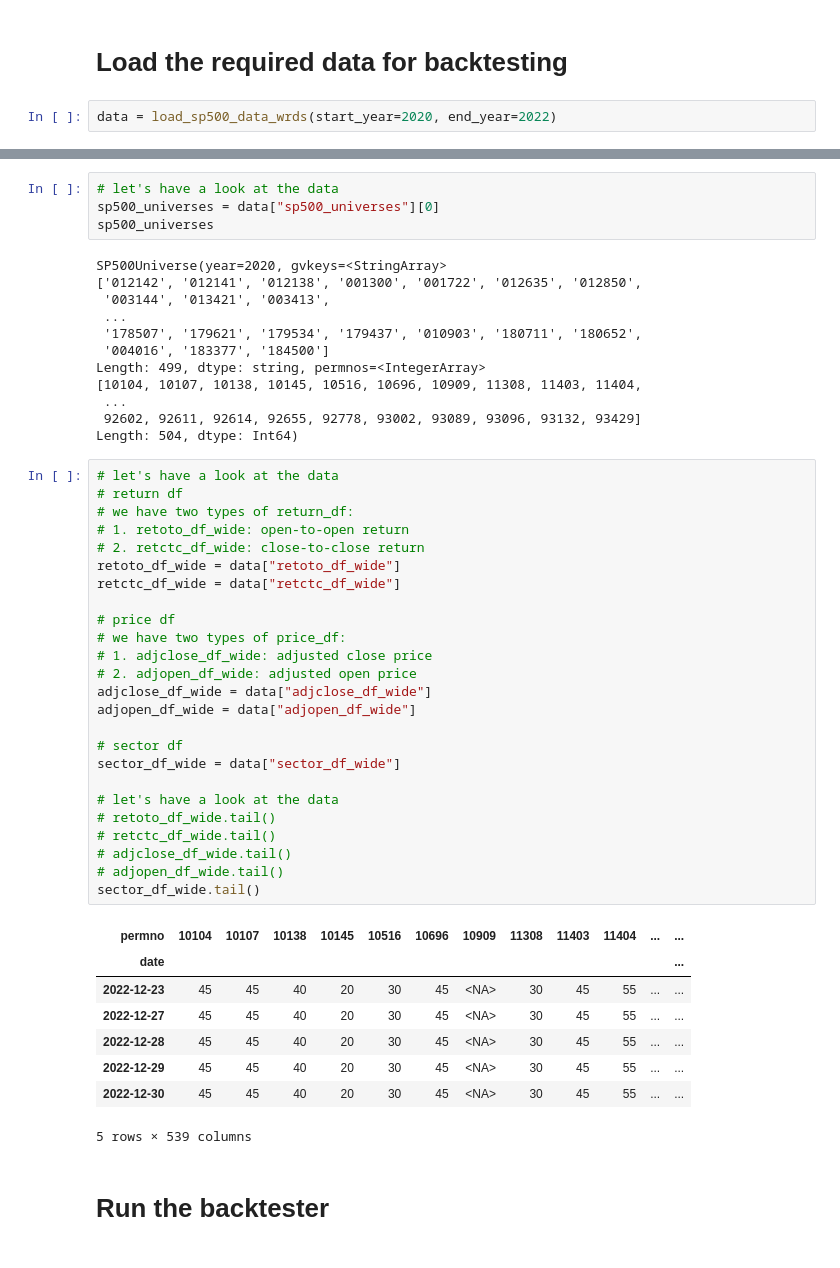
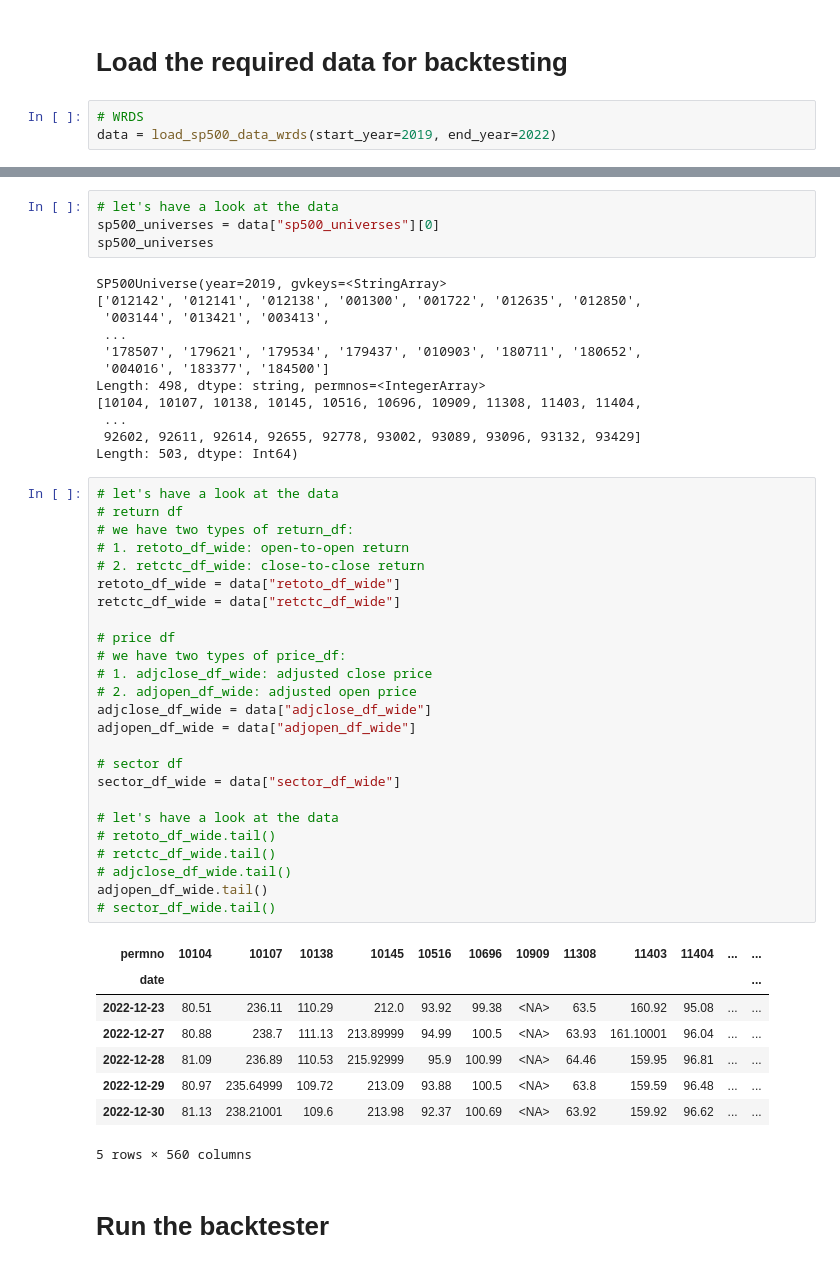
Before and after one commit to ZhengGong-hub/equity_longshort_backtester, a Jupyter notebook: notebooks/demo.ipynb, the cells around one changed output, grey strips where cells are left out. Cells and saved outputs as stored; diff of their text form.

```diff
--- a/notebooks/demo.ipynb
+++ b/notebooks/demo.ipynb
@@ -13,7 +13,8 @@ from momentum_backtester.analysis import Analysis
 # %% [markdown]
 # Load the required data for backtesting
 # %%
-data = load_sp500_data_wrds(start_year=2020, end_year=2022)
+# WRDS
+data = load_sp500_data_wrds(start_year=2019, end_year=2022)
 # %% [output]
 Loading SP500 data...
 Connecting to WRDS with username: zhenggong123
@@ -34,51 +38,51 @@ the number of unique gvkeys for year 2022 is 498
 sp500_universes = data["sp500_universes"][0]
 sp500_universes
 # %% [output]
-SP500Universe(year=2020, gvkeys=<StringArray>
+SP500Universe(year=2019, gvkeys=<StringArray>
 ['012142', '012141', '012138', '001300', '001722', '012635', '012850',
  '003144', '013421', '003413',
  ...
  '178507', '179621', '179534', '179437', '010903', '180711', '180652',
  '004016', '183377', '184500']
-Length: 499, dtype: string, permnos=<IntegerArray>
+Length: 498, dtype: string, permnos=<IntegerArray>
 [10104, 10107, 10138, 10145, 10516, 10696, 10909, 11308, 11403, 11404,
  ...
  92602, 92611, 92614, 92655, 92778, 93002, 93089, 93096, 93132, 93429]
-Length: 504, dtype: Int64)
+Length: 503, dtype: Int64)
 # %%
 # let's have a look at the data
 # return df
 # we have two types of return_df:
 # 1. retoto_df_wide: open-to-open return
 # 2. retctc_df_wide: close-to-close return
 retoto_df_wide = data["retoto_df_wide"]
 retctc_df_wide = data["retctc_df_wide"]
 
 # price df
 # we have two types of price_df:
 # 1. adjclose_df_wide: adjusted close price
 # 2. adjopen_df_wide: adjusted open price
 adjclose_df_wide = data["adjclose_df_wide"]
 adjopen_df_wide = data["adjopen_df_wide"]
 
 # sector df
 sector_df_wide = data["sector_df_wide"]
 
 # let's have a look at the data
 # retoto_df_wide.tail()
 # retctc_df_wide.tail()
 # adjclose_df_wide.tail()
-# adjopen_df_wide.tail()
-sector_df_wide.tail()
+adjopen_df_wide.tail()
+# sector_df_wide.tail()
 # %% [output]
 | permno | 10104 | 10107 | 10138 | 10145 | 10516 | 10696 | 10909 | 11308 | 11403 | 11404 | ... | ... |
 | date |  |  |  |  |  |  |  |  |  |  |  | ... |
-| 2022-12-23 | 45 | 45 | 40 | 20 | 30 | 45 | <NA> | 30 | 45 | 55 | ... | ... |
-| 2022-12-27 | 45 | 45 | 40 | 20 | 30 | 45 | <NA> | 30 | 45 | 55 | ... | ... |
-| 2022-12-28 | 45 | 45 | 40 | 20 | 30 | 45 | <NA> | 30 | 45 | 55 | ... | ... |
-| 2022-12-29 | 45 | 45 | 40 | 20 | 30 | 45 | <NA> | 30 | 45 | 55 | ... | ... |
-| 2022-12-30 | 45 | 45 | 40 | 20 | 30 | 45 | <NA> | 30 | 45 | 55 | ... | ... |
+| 2022-12-23 | 80.51 | 236.11 | 110.29 | 212.0 | 93.92 | 99.38 | <NA> | 63.5 | 160.92 | 95.08 | ... | ... |
+| 2022-12-27 | 80.88 | 238.7 | 111.13 | 213.89999 | 94.99 | 100.5 | <NA> | 63.93 | 161.10001 | 96.04 | ... | ... |
+| 2022-12-28 | 81.09 | 236.89 | 110.53 | 215.92999 | 95.9 | 100.99 | <NA> | 64.46 | 159.95 | 96.81 | ... | ... |
+| 2022-12-29 | 80.97 | 235.64999 | 109.72 | 213.09 | 93.88 | 100.5 | <NA> | 63.8 | 159.59 | 96.48 | ... | ... |
+| 2022-12-30 | 81.13 | 238.21001 | 109.6 | 213.98 | 92.37 | 100.69 | <NA> | 63.92 | 159.92 | 96.62 | ... | ... |
-5 rows × 539 columns
+5 rows × 560 columns
 # %% [markdown]
 # Run the backtester
 # %%
```
Also changed, not shown: parts of 12 cells of this notebook, 5 other files.
